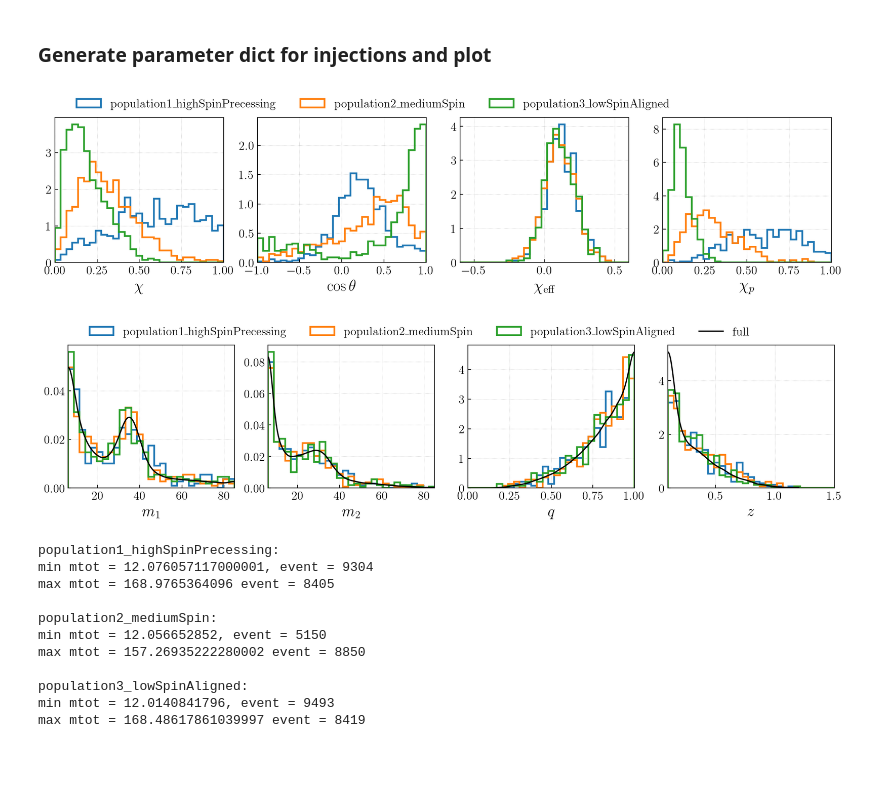
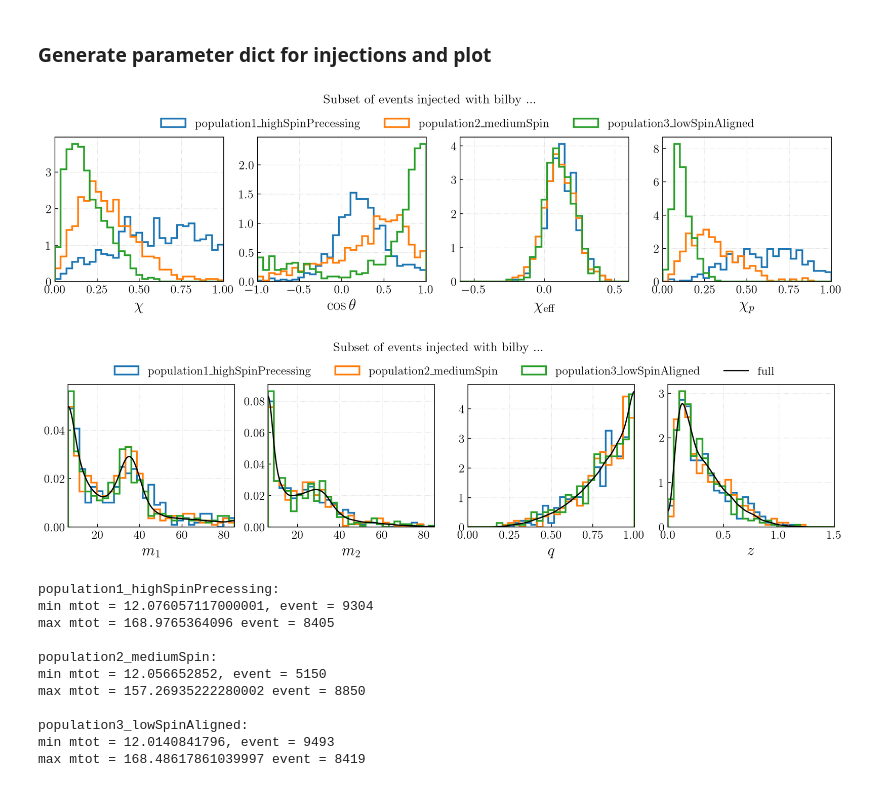
Before and after one commit to simonajmiller/measuring-bbh-component-spin, a Jupyter notebook: Data/InjectedPopulationParameters/view_population_on_which_to_run_bilby.ipynb, the cells around one changed output. Cells and saved outputs as stored; diff of their text form; code cells hidden in the pictures; blank space fills up the shorter version.

```diff
--- a/Data/InjectedPopulationParameters/view_population_on_which_to_run_bilby.ipynb
+++ b/Data/InjectedPopulationParameters/view_population_on_which_to_run_bilby.ipynb
@@ -144,35 +144,37 @@ fig, axes = plt.subplots(nrows=1, ncols=4, figsize=(16,3))
 for i,pop in enumerate(pop_names):
 
     # spin magnitude
     axes[0].hist(param_dict[pop]['chi'], density=True, bins=np.linspace(0, 1, nbins), histtype='step', lw=2, label=pop, color=f'C{i}')
     axes[0].set_xlim(0,1)
 
     # tilt angle
     axes[1].hist(param_dict[pop]['cost'], density=True, bins=np.linspace(-1, 1, nbins), histtype='step', lw=2, color=f'C{i}')
     axes[1].set_xlim(-1,1)
 
     # chi effective
     axes[2].hist(param_dict[pop]['chieff'], density=True, bins=np.linspace(-0.6, 0.6, nbins), histtype='step', lw=2, color=f'C{i}')
     axes[2].set_xlim(-0.6,0.6)
 
     # chi p
     axes[3].hist(param_dict[pop]['chip'], density=True, bins=np.linspace(0, 1, nbins), histtype='step', lw=2, color=f'C{i}')
     axes[3].set_xlim(0, 1)
 
-axes[0].legend(bbox_to_anchor=(0.1, 1.02, 1., .102), loc='lower left',
+axes[0].legend(bbox_to_anchor=(0.6, 1.02, 1., .102), loc='lower left',
                       ncol=3,  borderaxespad=0.)
 
 axes[0].set_xlabel(r'$\chi$')
 axes[1].set_xlabel(r'$\cos\theta$')
 axes[2].set_xlabel(r'$\chi_\mathrm{eff}$')
 axes[3].set_xlabel(r'$\chi_p$')
 
+plt.suptitle('Subset of events injected with bilby ...', y=1.11, fontsize=15)
+
 for ax in axes:
     ax.grid(ls=':', color='silver', lw=0.5)
 
 plt.show()
 # %% [output]
-[figure, old version]
+[figure, new version]
 # %%
 nbins = 30
 fig, axes = plt.subplots(nrows=1, ncols=4, figsize=(16,3))
@@ -193,8 +195,8 @@ for i,pop in enumerate(pop_names):
     axes[2].set_xlim(0 ,1)
 
     # z
-    axes[3].hist(param_dict[pop]['z'], density=True, bins=np.linspace(0.1, 1.5, nbins), histtype='step', lw=2, label=pop, color=f'C{i}')
-    axes[3].set_xlim(0.1, 1.5)
+    axes[3].hist(param_dict[pop]['z'], density=True, bins=np.linspace(0, 1.5, nbins), histtype='step', lw=2, label=pop, color=f'C{i}')
+    axes[3].set_xlim(0, 1.5)
 
 
 axes[0].plot(m1_grid, kde_dict['m1'], color='k', label='full')
@@ -202,7 +204,7 @@ axes[1].plot(m2_grid, kde_dict['m2'], color='k')
 axes[2].plot(q_grid, kde_dict['q'], color='k')
 axes[3].plot(z_grid, kde_dict['z'], color='k')
 
-axes[0].legend(bbox_to_anchor=(0.1, 1.02, 1., .102), loc='lower left',
+axes[0].legend(bbox_to_anchor=(0.25, 1.02, 1., .102), loc='lower left',
                       ncol=4,  borderaxespad=0.)
 
 axes[0].set_xlabel(r'$m_1$')
@@ -210,12 +212,14 @@ axes[1].set_xlabel(r'$m_2$')
 axes[2].set_xlabel(r'$q$')
 axes[3].set_xlabel(r'$z$')
 
+plt.suptitle('Subset of events injected with bilby ...', y=1.11, fontsize=15)
+
 for ax in axes:
     ax.grid(ls=':', color='silver', lw=0.5)
 
 plt.show()
 # %% [output]
-[figure, old version]
+[figure, new version]
 # %%
 for i,pop in enumerate(pop_names):
 
```
Also changed, not shown: parts of 1 cell of this notebook, 2 other files.
